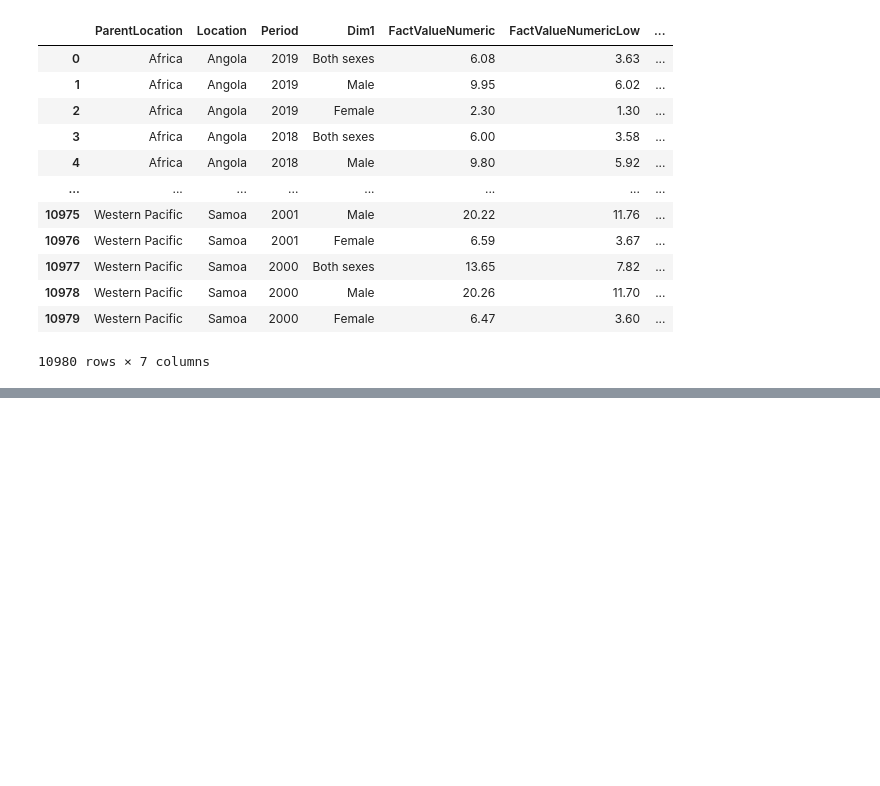
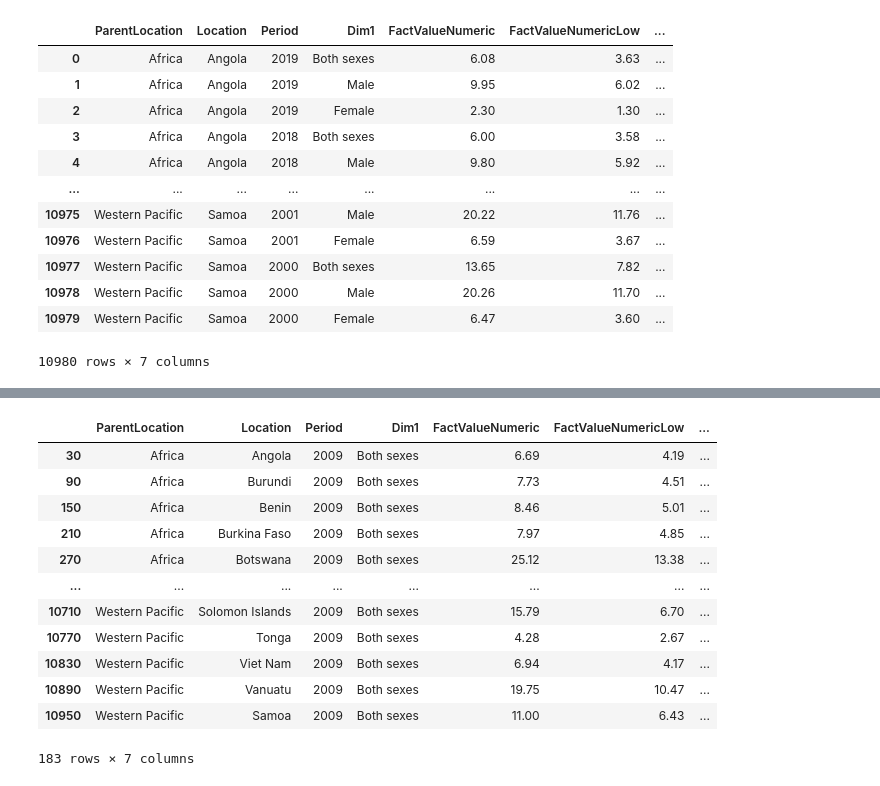
Before and after one commit to mardrouilly/Proyecto-I.C.D.-Grupo-2, a Jupyter notebook: Project_df.ipynb, the cells around one changed output, grey strips where cells are left out. Drawn from its saved outputs; the diff is of its cells as text; code cells hidden in the pictures; blank space fills up the shorter version.

```diff
--- a/Project_df.ipynb
+++ b/Project_df.ipynb
@@ -107,0 +128,18 @@ df_suicidio_oms_clean_por_pais_2019_2002.head(10)
+# %%
+suicidios2009 = df_suicidio_oms_clean[df_suicidio_oms_clean['Period'] == 2009]
+suicidios2009 = uc2suicidios2009[suicidios2009['Dim1'] == "Both sexes"]
+]suicidios2009
+# %% [output]
+|  | ParentLocation | Location | Period | Dim1 | FactValueNumeric | FactValueNumericLow | ... |
+| 30 | Africa | Angola | 2009 | Both sexes | 6.69 | 4.19 | ... |
+| 90 | Africa | Burundi | 2009 | Both sexes | 7.73 | 4.51 | ... |
+| 150 | Africa | Benin | 2009 | Both sexes | 8.46 | 5.01 | ... |
+| 210 | Africa | Burkina Faso | 2009 | Both sexes | 7.97 | 4.85 | ... |
+| 270 | Africa | Botswana | 2009 | Both sexes | 25.12 | 13.38 | ... |
+| ... | ... | ... | ... | ... | ... | ... | ... |
+| 10710 | Western Pacific | Solomon Islands | 2009 | Both sexes | 15.79 | 6.70 | ... |
+| 10770 | Western Pacific | Tonga | 2009 | Both sexes | 4.28 | 2.67 | ... |
+| 10830 | Western Pacific | Viet Nam | 2009 | Both sexes | 6.94 | 4.17 | ... |
+| 10890 | Western Pacific | Vanuatu | 2009 | Both sexes | 19.75 | 10.47 | ... |
+| 10950 | Western Pacific | Samoa | 2009 | Both sexes | 11.00 | 6.43 | ... |
+183 rows × 7 columns
```
Also changed, not shown: parts of 9 cells of this notebook, 1 other file.
